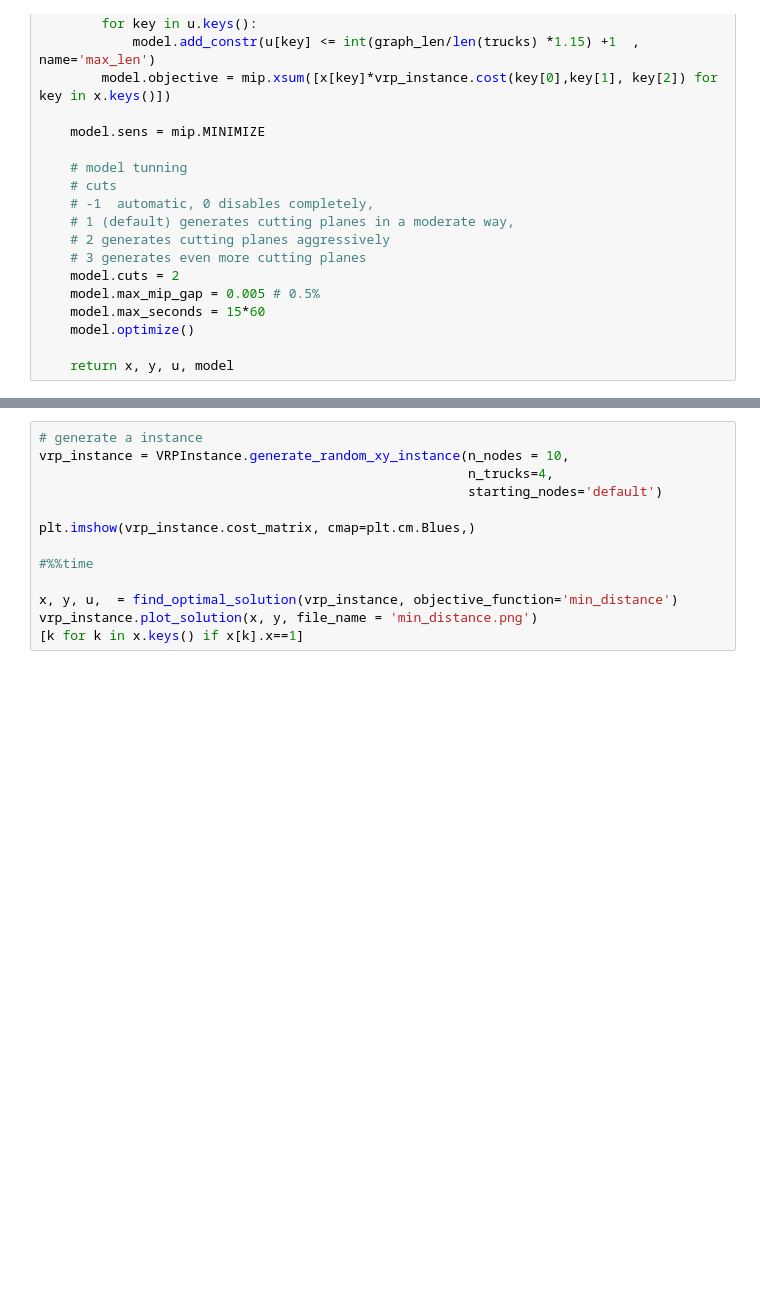
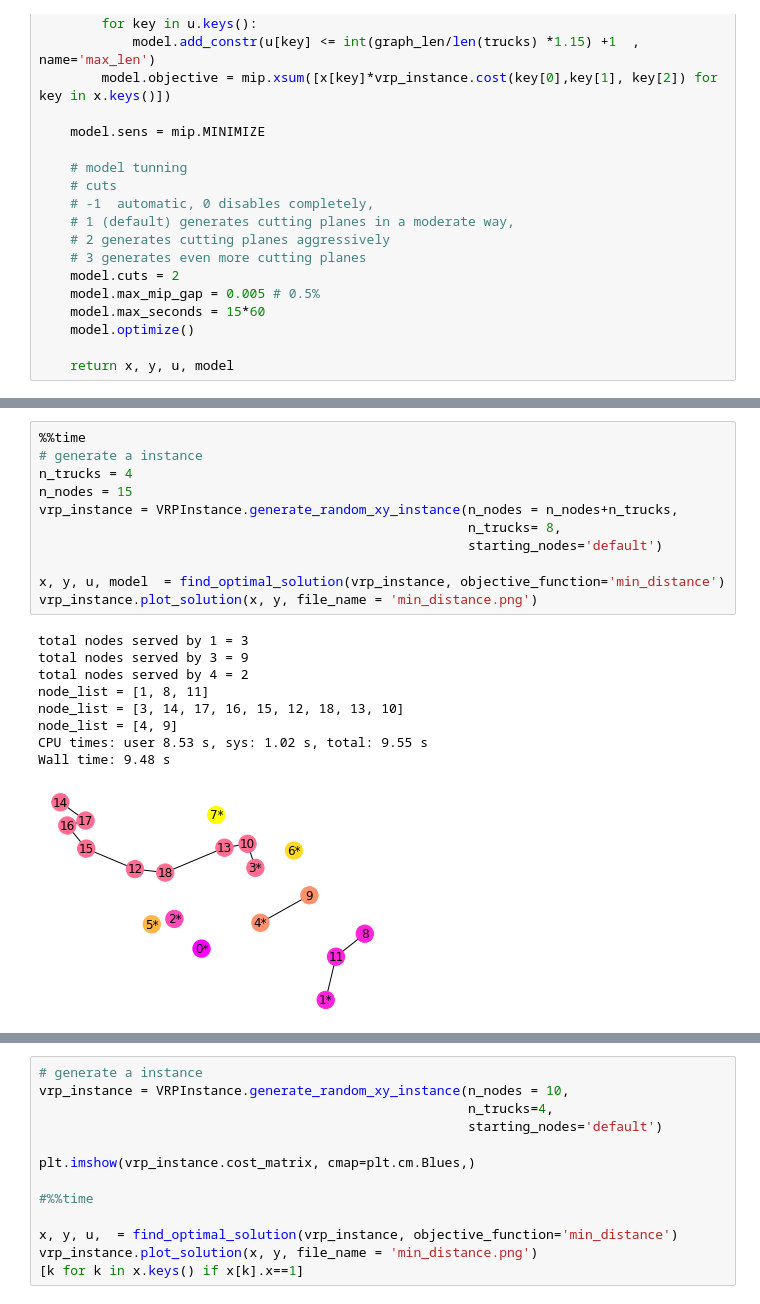
Before and after one commit to pabloazurduy/vrp-example, a Jupyter notebook: vrp.ipynb, the cells around one changed output, grey strips where cells are left out. Cells and saved outputs as stored; diff of their text form; blank space fills up the shorter version.

```diff
--- a/vrp.ipynb
+++ b/vrp.ipynb
@@ -245,0 +309,21 @@ def find_optimal_solution(vrp_instance, objective_function = 'min_distance'):
+# %%
+%%time
+# generate a instance
+n_trucks = 4
+n_nodes = 15
+vrp_instance = VRPInstance.generate_random_xy_instance(n_nodes = n_nodes+n_trucks,
+                                                       n_trucks= 8,
+                                                       starting_nodes='default')
+
+x, y, u, model  = find_optimal_solution(vrp_instance, objective_function='min_distance')
+vrp_instance.plot_solution(x, y, file_name = 'min_distance.png')
+# %% [output]
+total nodes served by 1 = 3
+total nodes served by 3 = 9
+total nodes served by 4 = 2
+node_list = [1, 8, 11]
+node_list = [3, 14, 17, 16, 15, 12, 18, 13, 10]
+node_list = [4, 9]
+CPU times: user 8.53 s, sys: 1.02 s, total: 9.55 s
+Wall time: 9.48 s
+[figure, added]
```
Also changed, not shown: parts of 9 cells of this notebook.
